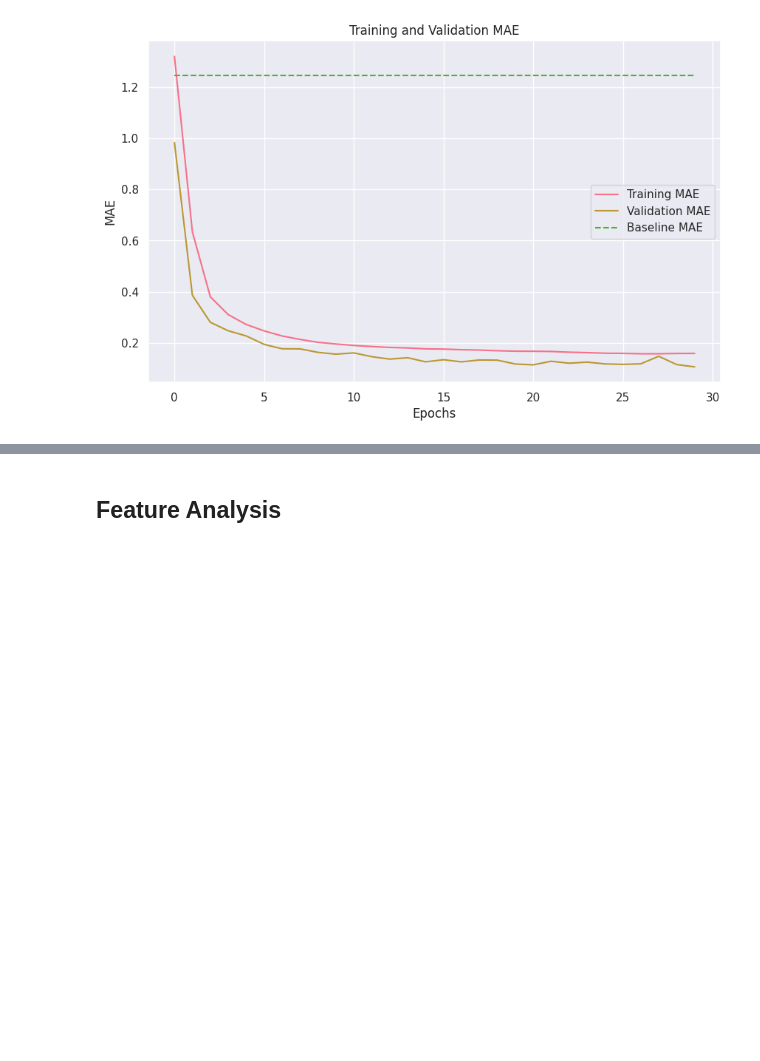
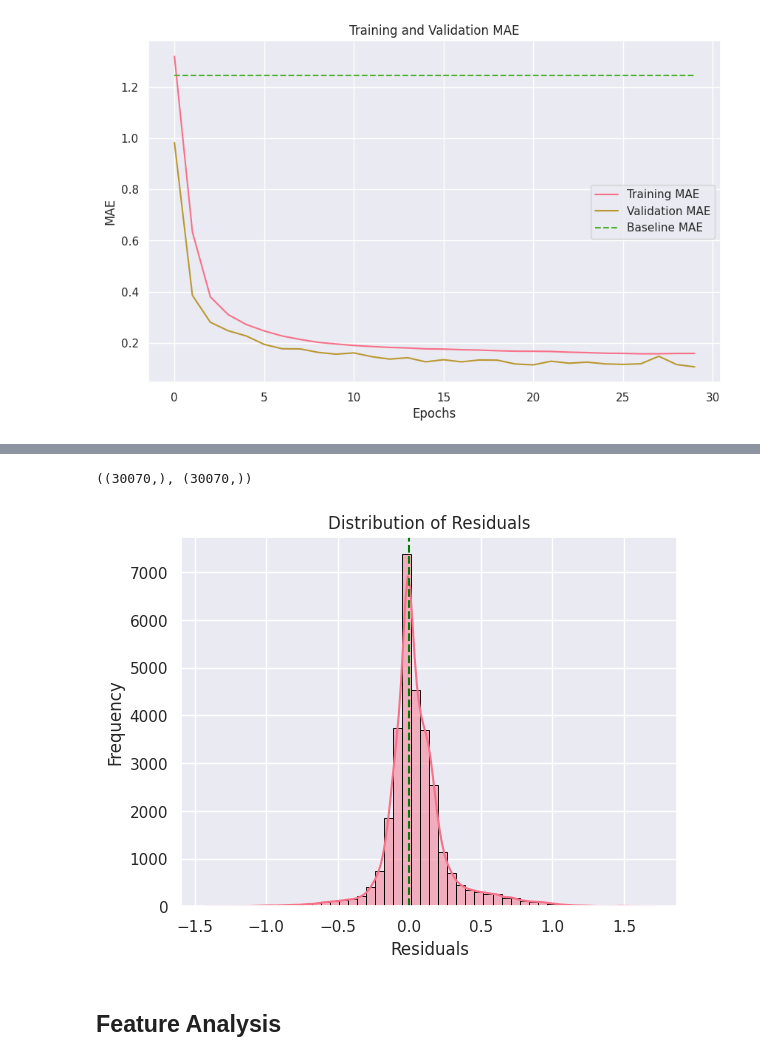
Before and after one commit to aaronmj7/MSc_project, a Jupyter notebook: Project_v1.ipynb, the cells around one changed output, grey strips where cells are left out. Saved outputs shown, nothing was run; the diff lists cells and outputs as text; code cells hidden in the pictures; blank space fills up the shorter version.

```diff
--- a/Project_v1.ipynb
+++ b/Project_v1.ipynb
@@ -1781,3 +1767,18 @@ plt.show()
+# %%
+X_movie_id_val.shape, residuals.shape
+# %% [output]
+((30070,), (30070,))
+# %%
+# Plot distribution of residuals
+sns.histplot(residuals, bins=50, kde=True)
+plt.axvline(x=0, color='g', linestyle='--') # Add a vertical line at 0
+plt.title("Distribution of Residuals")
+plt.xlabel("Residuals")
+plt.ylabel("Frequency")
+plt.savefig('residual_distribution.png', dpi=300, bbox_inches="tight")
+plt.show()
+# %% [output]
+[figure, added]
 # %% [markdown]
 ## Feature Analysis
 # %%
```
Also changed, not shown: parts of 25 cells of this notebook.
